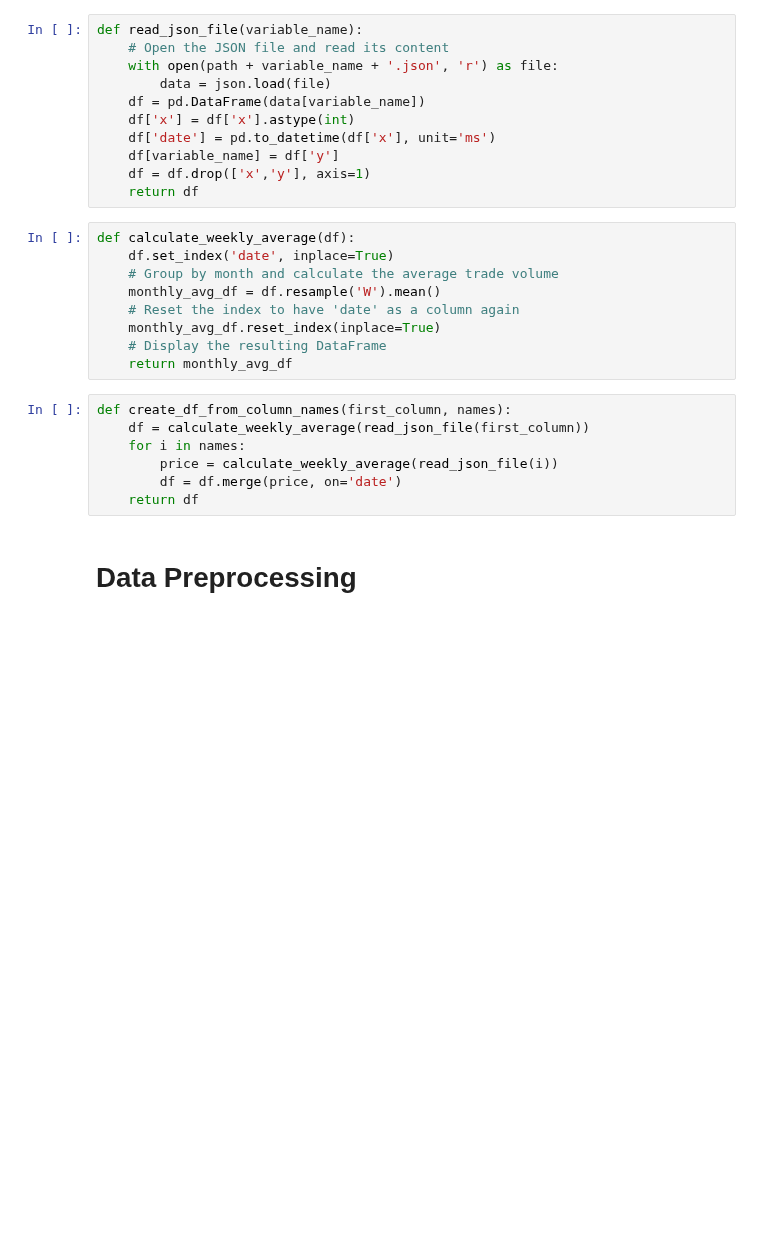
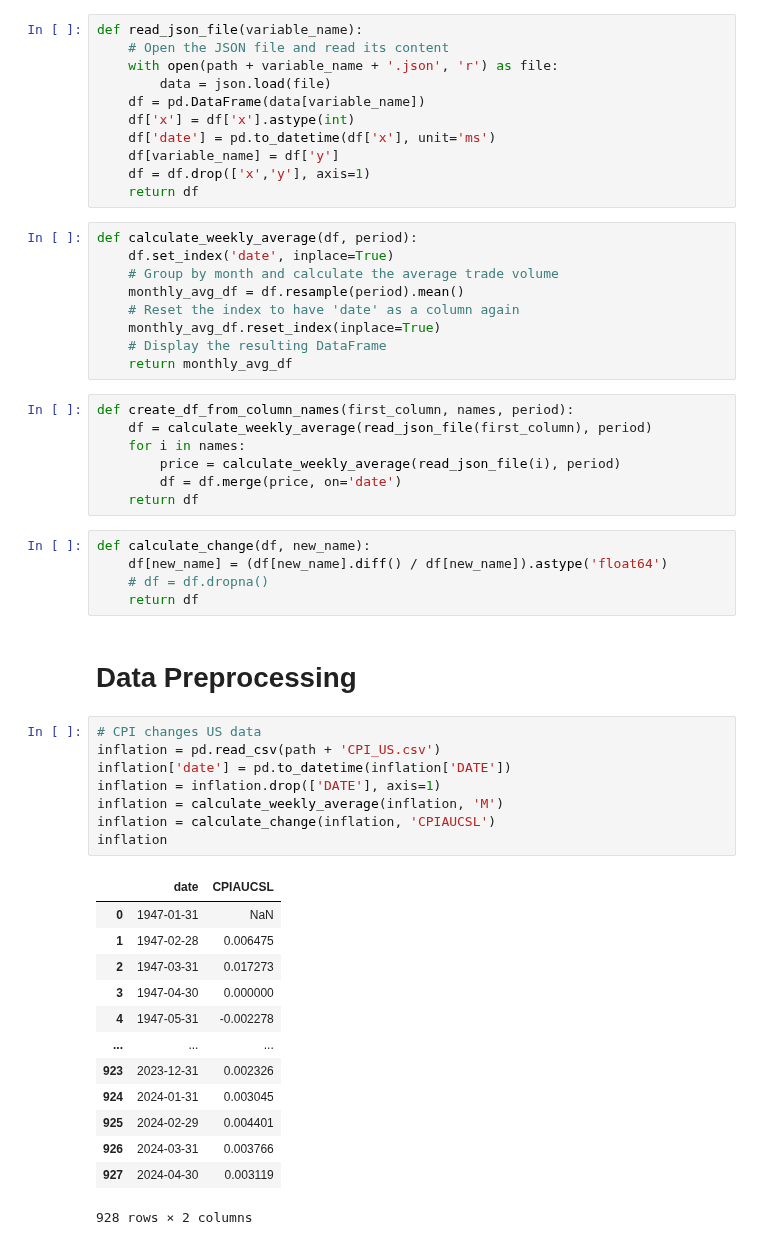
Before and after one commit to dr17549/BD2_coursework, a Jupyter notebook: Code/bitcoin_prediction.ipynb, the cells around one changed output. Saved outputs shown, nothing was run; the diff lists cells and outputs as text; blank space fills up the shorter version.

```diff
--- a/Code/bitcoin_prediction.ipynb
+++ b/Code/bitcoin_prediction.ipynb
@@ -34,20 +33,47 @@ def read_json_file(variable_name):
     df = df.drop(['x','y'], axis=1)
     return df
 # %%
-def calculate_weekly_average(df):
+def calculate_weekly_average(df, period):
     df.set_index('date', inplace=True)
     # Group by month and calculate the average trade volume
-    monthly_avg_df = df.resample('W').mean()
+    monthly_avg_df = df.resample(period).mean()
     # Reset the index to have 'date' as a column again
     monthly_avg_df.reset_index(inplace=True)
     # Display the resulting DataFrame
     return monthly_avg_df
 # %%
-def create_df_from_column_names(first_column, names):
-    df = calculate_weekly_average(read_json_file(first_column))
+def create_df_from_column_names(first_column, names, period):
+    df = calculate_weekly_average(read_json_file(first_column), period)
     for i in names:
-        price = calculate_weekly_average(read_json_file(i))
+        price = calculate_weekly_average(read_json_file(i), period)
         df = df.merge(price, on='date')
     return df
+# %%
+def calculate_change(df, new_name):
+    df[new_name] = (df[new_name].diff() / df[new_name]).astype('float64')
+    # df = df.dropna()
+    return df
 # %% [markdown]
 # Data Preprocessing
+# %%
+# CPI changes US data
+inflation = pd.read_csv(path + 'CPI_US.csv')
+inflation['date'] = pd.to_datetime(inflation['DATE'])
+inflation = inflation.drop(['DATE'], axis=1)
+inflation = calculate_weekly_average(inflation, 'M')
+inflation = calculate_change(inflation, 'CPIAUCSL')
+inflation
+# %% [output]
+|  | date | CPIAUCSL |
+| 0 | 1947-01-31 | NaN |
+| 1 | 1947-02-28 | 0.006475 |
+| 2 | 1947-03-31 | 0.017273 |
+| 3 | 1947-04-30 | 0.000000 |
+| 4 | 1947-05-31 | -0.002278 |
+| ... | ... | ... |
+| 923 | 2023-12-31 | 0.002326 |
+| 924 | 2024-01-31 | 0.003045 |
+| 925 | 2024-02-29 | 0.004401 |
+| 926 | 2024-03-31 | 0.003766 |
+| 927 | 2024-04-30 | 0.003119 |
+928 rows × 2 columns
```
Also changed, not shown: parts of 11 cells of this notebook, 1 other file.
